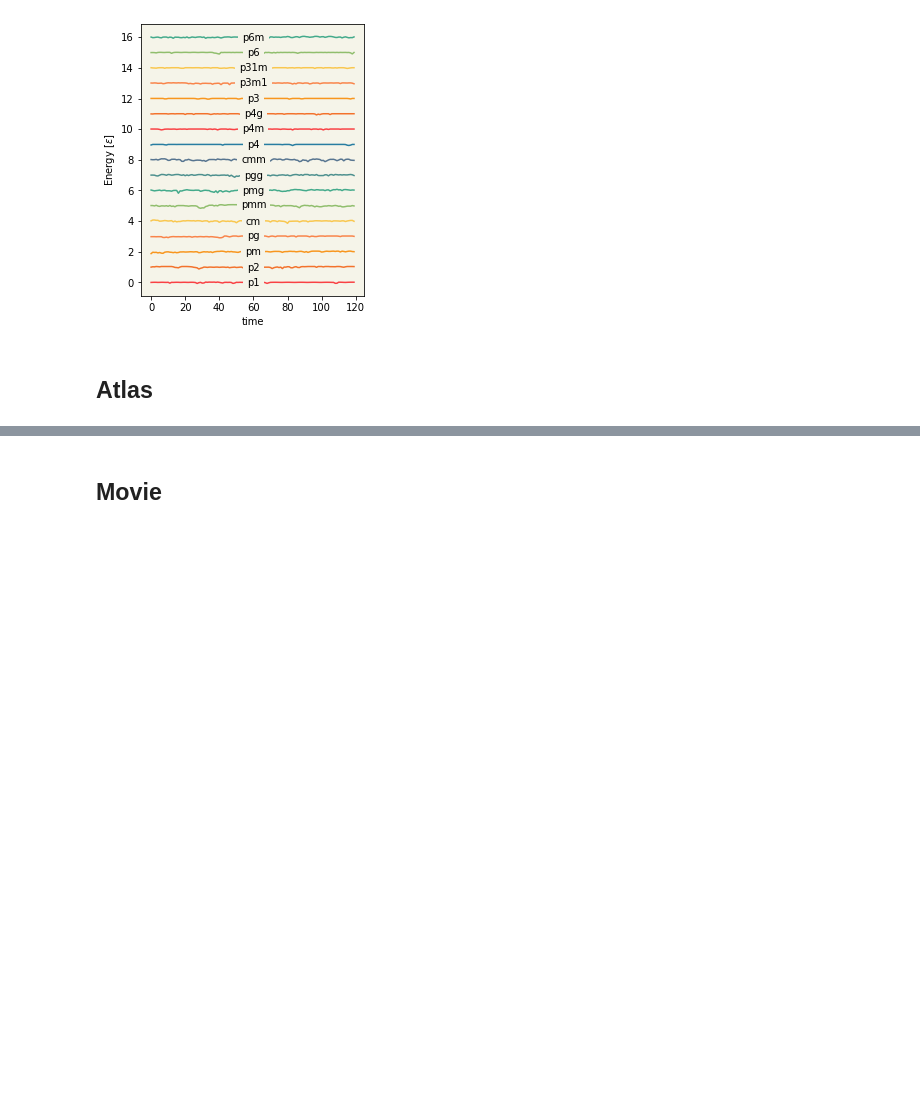
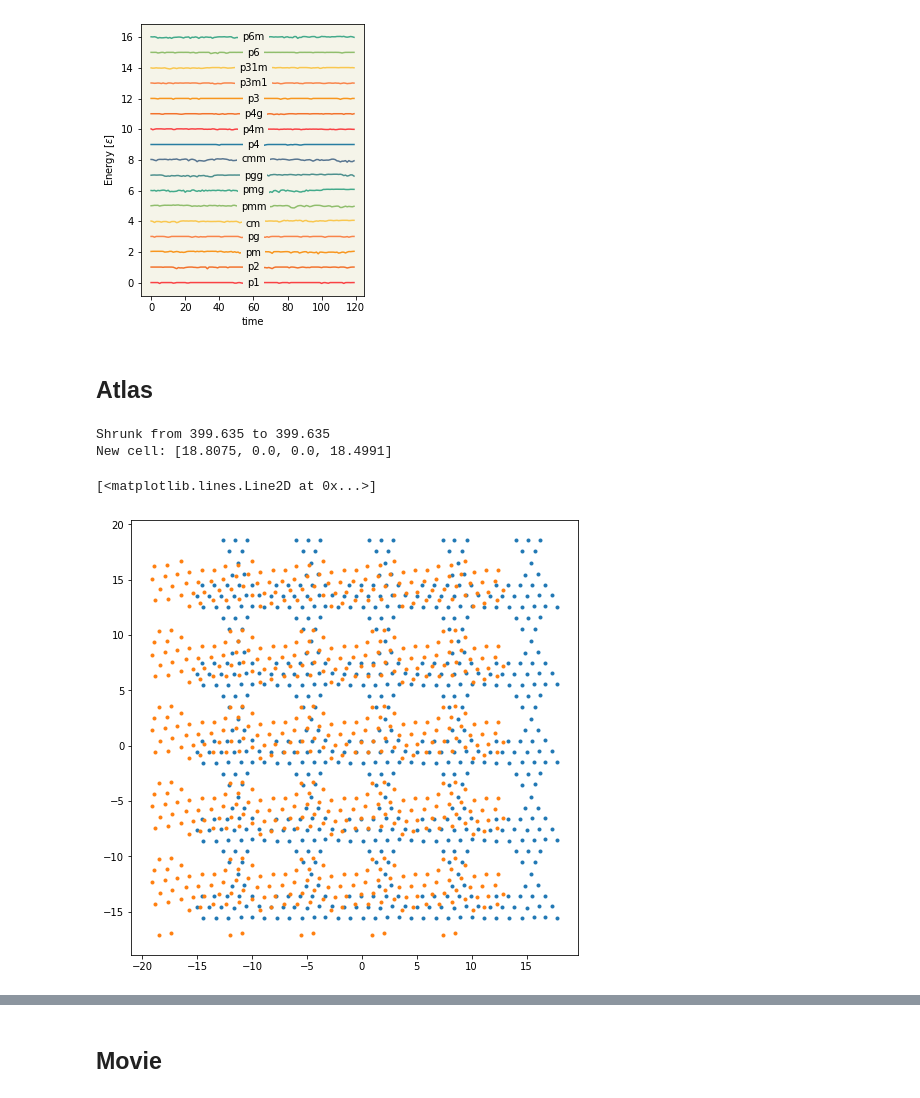
Before and after one commit to whitead/symd, a Jupyter notebook: notebooks/Sims.ipynb, the cells around one changed output, grey strips where cells are left out. Cells and saved outputs as stored; diff of their text form; code cells hidden in the pictures; blank space fills up the shorter version.

```diff
--- a/notebooks/Sims.ipynb
+++ b/notebooks/Sims.ipynb
@@ -26,7 +26,7 @@ def run_sim(n, cell, group, w=None, retries=5, pos_frames=0):
     return md
 # %%
 np.random.seed(0)
-md = run_sim(5, [20, 20], 17)
+md = run_sim(5, [20, 20], 17, pos_frames=100)
 # %% [output]
 Shrunk from 1385.64 to 1028.87
 New cell: [34.2202, -17.1101, 0.0, 29.6356]
@@ -104,3 +104,30 @@ plt.savefig('energy.svg')
 [figure]
 # %% [markdown]
 ## Atlas
+# %%
+def scale(x, ib):
+    s = np.apply_along_axis(lambda xi: ib @ xi, 1, x)
+    return np.fmod(s, 1.0)
+
+def compute_symm(positions, gnum, cell, ndim, n):
+    group = symd.groups.load_group(gnum, ndim)
+    cell = np.array(cell).reshape(ndim,ndim)
+    ib = np.linalg.inv(cell)
+    s = scale(positions[:,:ndim], ib)
+    members = [symd.groups.str2mat(e) for e in group['genpos']]
+    folded_positions = np.zeros_like(s)
+    for i in range(n):
+        folded_positions[i,:] = s[i,:]
+        for j in range(1, len(members)):
+            k = j * n + i
+            im = np.linalg.inv(members[j])
+            w = im[:ndim, :ndim]
+            folded_positions[i,:] += w @ s[k] + im[ndim, :ndim]
+        folded_positions[i, :] /= len(members)
+        for j in range(1, len(members)):
+            k = j * n + i
+            w = members[j][:ndim, :ndim]
+            folded_positions[k] = w @ folded_positions[i] + members[j][ndim, :ndim]
+    return np.mean((s[:k] - folded_positions[:k])**2)
+def rmsd(p1, p2):
+    return np.mean((p1 - p2)**2, axis=(1,2))
@@ -106,0 +174,12 @@ plt.savefig('energy.svg')
+# %%
+config, config2, csm = crystal(25, [20, 20], 1)
+# %% [output]
+Shrunk from 399.635 to 399.635
+New cell: [18.8075, 0.0, 0.0, 18.4991]
+# %%
+plt.figure(figsize=(8, 8))
+plt.plot(config[:,0], config[:,1], '.')
+plt.plot(config2[:,0], config2[:,1], '.')
+# %% [output]
+[<matplotlib.lines.Line2D at 0x...>]
+[figure, added]
```
Also changed, not shown: parts of 4 cells of this notebook, 5 other files.
